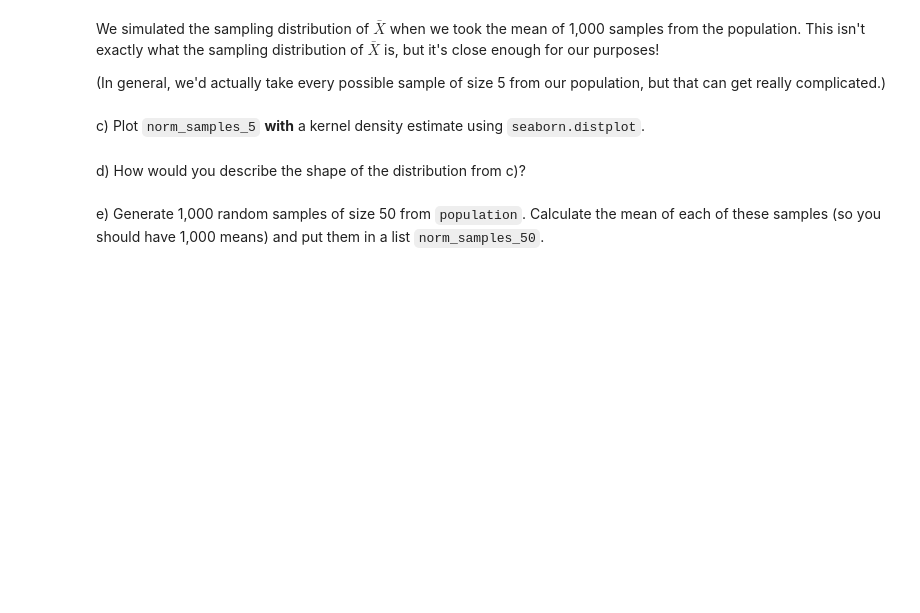
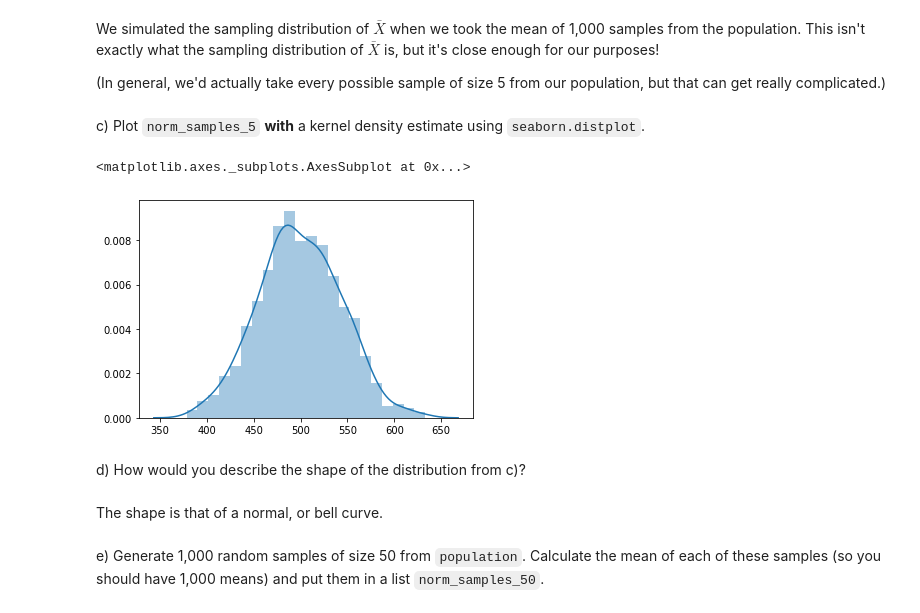
Before and after one commit to persocom01/GA-lessons, a Jupyter notebook: 1_02-lab-distributions/starter-code.ipynb, the cells around one changed output. Drawn from its saved outputs; the diff is of its cells as text; code cells hidden in the pictures; blank space fills up the shorter version.

```diff
--- a/1_02-lab-distributions/starter-code.ipynb
+++ b/1_02-lab-distributions/starter-code.ipynb
@@ -20,0 +26,2 @@ a) Let's create a population of 10,000 observations from a Normal distribution w
+# %%
+population = np.random.normal(500, 100, 10000)
@@ -21,2 +34,7 @@ a) Let's create a population of 10,000 observations from a Normal distribution w
 # %% [markdown]
 b) Generate 1,000 random samples of size 5 from `population`. Calculate the mean of each of these samples (so you should have 1,000 means) and put them in a list `norm_samples_5`.
+# %%
+samples_5 = [np.random.choice(population, 5, replace=False) for i in range(1000)]
+norm_samples_5 = [np.mean(sample) for sample in samples_5]
+
+norm_samples_5
@@ -26,7 +62,14 @@ We simulated the sampling distribution of $\bar{X}$ when we took the mean of 1,0
 (In general, we'd actually take every possible sample of size 5 from our population, but that can get really complicated.)
 # %% [markdown]
 c) Plot `norm_samples_5` **with** a kernel density estimate using `seaborn.distplot`.
+# %%
+sns.distplot(norm_samples_5)
+# %% [output]
+<matplotlib.axes._subplots.AxesSubplot at 0x...>
+[figure, added]
 # %% [markdown]
 d) How would you describe the shape of the distribution from c)?
+# %% [markdown]
+The shape is that of a normal, or bell curve.
 # %% [markdown]
 e) Generate 1,000 random samples of size 50 from `population`. Calculate the mean of each of these samples (so you should have 1,000 means) and put them in a list `norm_samples_50`.
```
Also changed, not shown: parts of 10 cells of this notebook, 3 other files.
